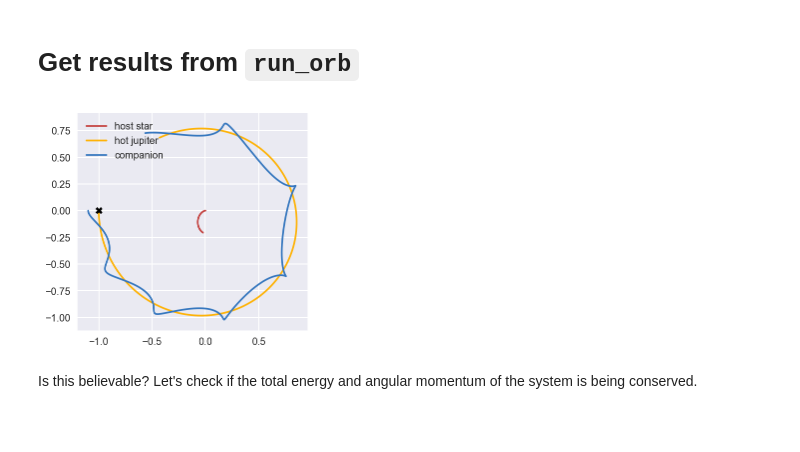
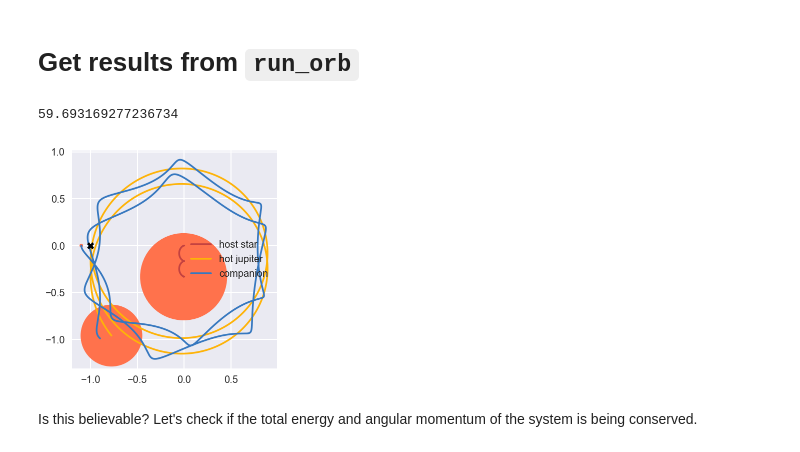
Before and after one commit to icweaver/moon-orbit, a Jupyter notebook: orbit.ipynb, the cells around one changed output. Drawn from its saved outputs; the diff is of its cells as text; code cells hidden in the pictures; blank space fills up the shorter version.

```diff
--- a/orbit.ipynb
+++ b/orbit.ipynb
@@ -16,8 +16,10 @@ sns.set_style('darkgrid')
 # cgs units
 solMass   = (1 * u.solMass).cgs.value
 solRad    = (1 * u.solRad).cgs.value
-jupMass   = (2 * u.jupiterMass).cgs.value
+jupMass   = (1 * u.jupiterMass).cgs.value
+jupRad    = (1 * u.jupiterRad).cgs.value
 earthMass = (1 * u.earthMass).cgs.value
+earthRad  = (1 * u.earthRad).cgs.value
 G         = (1 * c.G).cgs.value
 AU        = (1 * u.au).cgs.value
 year      = (1 * u.year).cgs.value
@@ -150,26 +152,33 @@ cmpn_mass, cmpn_x, cmpn_y, cmpn_vx, cmpn_vy, t_frac):
     return m1_coord, m2_coord, m3_coord, np.array(t_list), np.array(dt_list)
 # %% [markdown]
 # Get results from `run_orb`
+# %%
+scncdry_rad/cmpn_rad
+# %% [output]
+59.693169277236734
 # %%
-# mass ratio
-q              = 0.001
+# mass ratio of companion to secondary
+q              = 0.001 # bit more than a Neptune mass companion
 # primary
 host_mass      = solMass
+host_rad       = solRad
 # secondary
-scndry_mass    = 20*jupMass
+scndry_mass    = 30.*jupMass
+scndry_rad     = 2*jupRad
 scndry_x       = -0.01*AU
 scndry_y       = 0.0
 scndry_vx      = 0.0
 scndry_vy      = -np.sqrt(G*host_mass/np.abs(scndry_x)) # assuming Keplerian for now
 # companion
 cmpn_mass      = q*scndry_mass
+cmpn_rad       = 0.4*jupRad
 cmpn_x         = 1.1*scndry_x
 cmpn_y         = scndry_y
 cmpn_vx        = 0.0
 cmpn_vy        = 0.5*scndry_vy
 
 # time options
-t_frac         = 0.75
+t_frac         = 2
 f              = -2 # add to run_orb for adaptive timestep
 
 # r0, v0 based on speed at beginning of first timestep
@@ -181,7 +190,6 @@ f              = -2 # add to run_orb for adaptive timestep
 # run simulation
 m1_coord, m2_coord, m3_coord, time, dt = run_orb(q, host_mass, scndry_mass, scndry_x, scndry_y,\
 scndry_vx, scndry_vy, cmpn_mass, cmpn_x, cmpn_y, cmpn_vx, cmpn_vy, t_frac)
-
 
 ###########################################
 # Plot resulting trajectories
@@ -189,34 +197,43 @@ scndry_vx, scndry_vy, cmpn_mass, cmpn_x, cmpn_y, cmpn_vx, cmpn_vy, t_frac)
 fig, ax = plt.subplots(1,1)
 ax.set_aspect("equal")
 
 # normalize plot to initial orbital separation of secondary and primary a_0
 a_0 = np.abs(m2_coord[0][0])
 x_1 = m1_coord[:,0] / a_0
 y_1 = m1_coord[:,1] / a_0
 x_2 = m2_coord[:,0] / a_0
 y_2 = m2_coord[:,1] / a_0
 x_3 = m3_coord[:,0] / a_0
 y_3 = m3_coord[:,1] / a_0
 
 ax.plot(x_1, y_1, label='host star', color = sns.xkcd_palette(["reddish"])[0] )
 ax.plot(x_2, y_2, label='hot jupiter', color = sns.xkcd_palette(["amber"])[0])
 ax.plot(x_3, y_3, label='companion', color = sns.xkcd_palette(["windows blue"])[0])
 ax.plot(x_2[0], y_2[0], 'kX')
 #ax.plot(COM_coord[:,0] / L, COM_coord[:,1] / L, 'g.')
 
+# show masses
+host = plt.Circle((x_1[-1], y_1[-1]), host_rad / a_0, fc=sns.xkcd_palette(["pinkish orange"])[0])
+secondary = plt.Circle((x_2[-1], y_2[-1]), scncdry_rad / a_0, fc=sns.xkcd_palette(["pinkish orange"])[0])
+companion = plt.Circle((x_3[0], y_3[0]), cmpn_rad / a_0, fc=sns.xkcd_palette(["pinkish orange"])[0])
+
+ax.add_artist(host)
+ax.add_artist(secondary)
+ax.add_artist(companion)
+
 margin = 0.1
 lim_x_neg = np.min(np.concatenate((x_1,x_2,x_3))) - margin
 lim_x_pos = np.max(np.concatenate((x_1,x_2,x_3))) + margin
 lim_y_neg = np.min(np.concatenate((y_1,y_2,y_3))) - margin
 lim_y_pos = np.max(np.concatenate((y_1,y_2,y_3))) + margin
 
 ax.set_xlim(lim_x_neg, lim_x_pos)
 ax.set_ylim(lim_y_neg, lim_y_pos)
 ax.legend(loc='best')
 
 plt.show()
 # %% [output]
-[figure, old version]
+[figure, new version]
 # %% [markdown]
 Is this believable? Let's check if the total energy and angular momentum of the system is being conserved.
 # %% [markdown]
```
Also changed, not shown: parts of 2 cells of this notebook, 2 other files.
